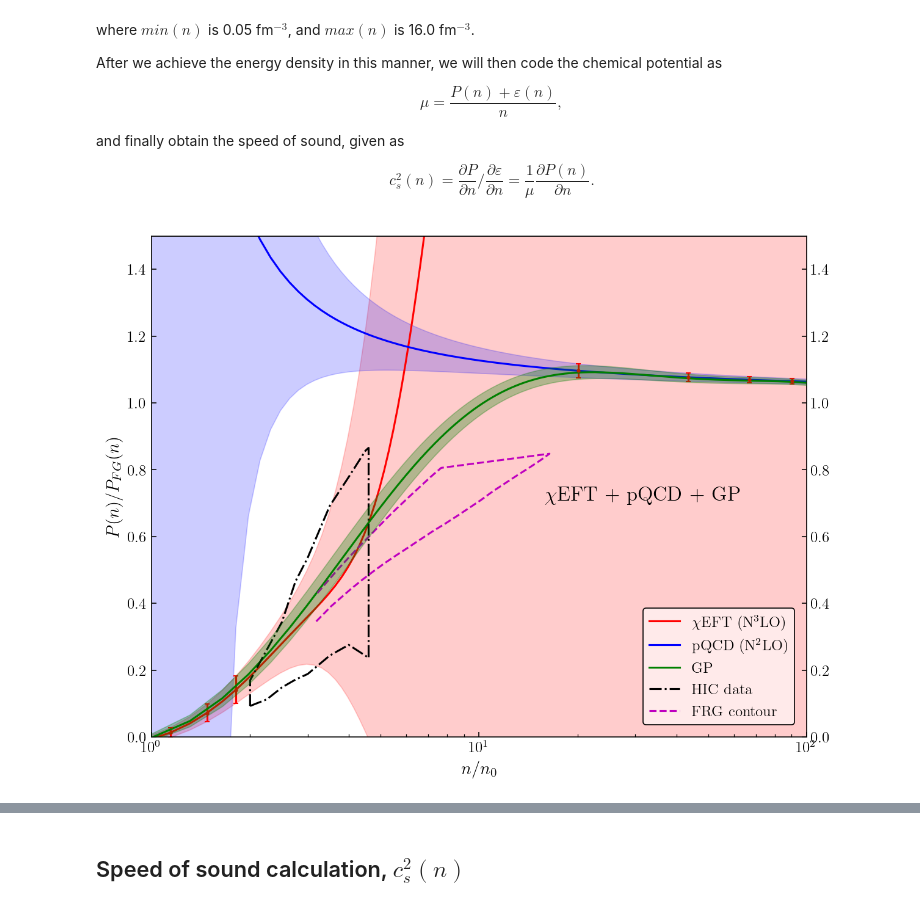
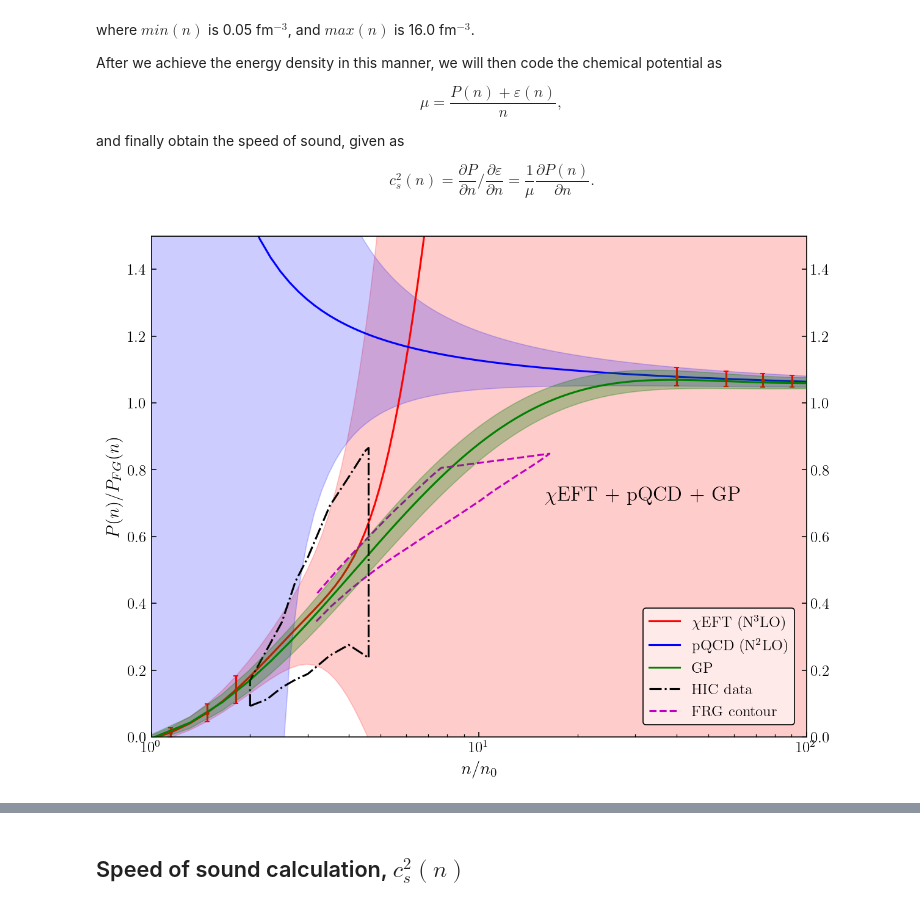
Before and after one commit to asemposki/neutron-rich-bmm, a Jupyter notebook: Pressure_Mixing_GP.ipynb, the cells around one changed output, grey strips where cells are left out. Cells and saved outputs as stored; diff of their text form; code cells hidden in the pictures.

```diff
--- a/Pressure_Mixing_GP.ipynb
+++ b/Pressure_Mixing_GP.ipynb
@@ -80,11 +79,11 @@ _, mu_n, mu_FG = pqcdk.inversion(n_mu=n_q)
 ## Loading GP data
 # %%
 # load training data from GPJaxEmcee calculation for plotting
-tr_data = np.load('data/gpjaxemcee_data/gp_20n0_training_log.npz')
+tr_data = np.load('data/gpjaxemcee_data/gp_pqcd_alpha_sQ_training_log.npz')
 print(len(tr_data['mean']))
 
 # load the GP evaluation data from GPJaxEmcee
-gp_result = np.load('data/gpjaxemcee_data/gp_20n0_log.npz')
+gp_result = np.load('data/gpjaxemcee_data/gp_pqcd_alpha_sQ_log.npz')
 print(len(gp_result['mean']))
 # %% [output]
 8
@@ -128,8 +127,8 @@ c_{s}^{2}(n) = \frac{\partial P}{\partial n } / \frac{\partial \varepsilon}{\par
 $$
 # %%
 # import the data from the ChEFT, pQCD files directly as the models
-chiral_result = np.load('pressure_chiral_data_scaled_cpk.npz')
-pqcd_result = np.load('pressure_pqcd_data_scaled_expQ.npz')
+chiral_result = np.load('data/eos_data/pressure_chiral_data_scaled_cpk.npz')
+pqcd_result = np.load('data/eos_data/pressure_pqcd_data_scaled_expQ.npz')
 
 # plot BMM result
 fig = plt.figure(figsize=(8,6), dpi=150)
@@ -174,31 +173,31 @@ df_frg = pd.read_csv('data/frg_data_pressure.csv')
 df_hhic = pd.read_csv('data/hic_data_huth.csv')
 df_hfrg = pd.read_csv('data/frg_data_huth.csv')
 
 # frg unscaling
 pressure_free = np.zeros([len(df_frg['n/n0'])])
 p_fg = np.zeros([len(density_test)])
 hbarc = 197.327 # MeV fm
 
 # contour kf_s calculated here
 contour_kf_s_fg = fermi_momentum(density=density_test, degeneracy=4)
 contour_kf_s = fermi_momentum(density=0.16*df_frg['n/n0'], degeneracy=4)
 
 for i in range(len(df_frg['n/n0'])):
     pressure_free[i] = ((1.0/(2.0*np.square(np.pi)))*(contour_kf_s[i]**4.0))*(hbarc)
 p_fg = pqcd_convert_arr
 
 # unscale FRG
 frg_unscaled = df_frg['P/P_free']*pressure_free
 ax.plot(df['Density/n0'], df['p_pfg'], color='k', linestyle='dashdot', label='HIC data')
 ax.plot(df_frg['n/n0'], df_frg['P/P_free'], color='m', linestyle='dashed', label='FRG contour')
 
 # plot the training points
 plt.errorbar(tr_data["density"]/n0, tr_data["mean"], yerr=tr_data["std"], \
              color='red', fmt='o', markersize=2, capsize=2)
 
 # legend
 ax.set_xscale('log')
 ax.legend(loc='lower right', fontsize=12)
 plt.show()
 # %% [output]
-[figure, old version]
+[figure, new version]
```
Also changed, not shown: parts of 6 cells of this notebook, 7 other files.
